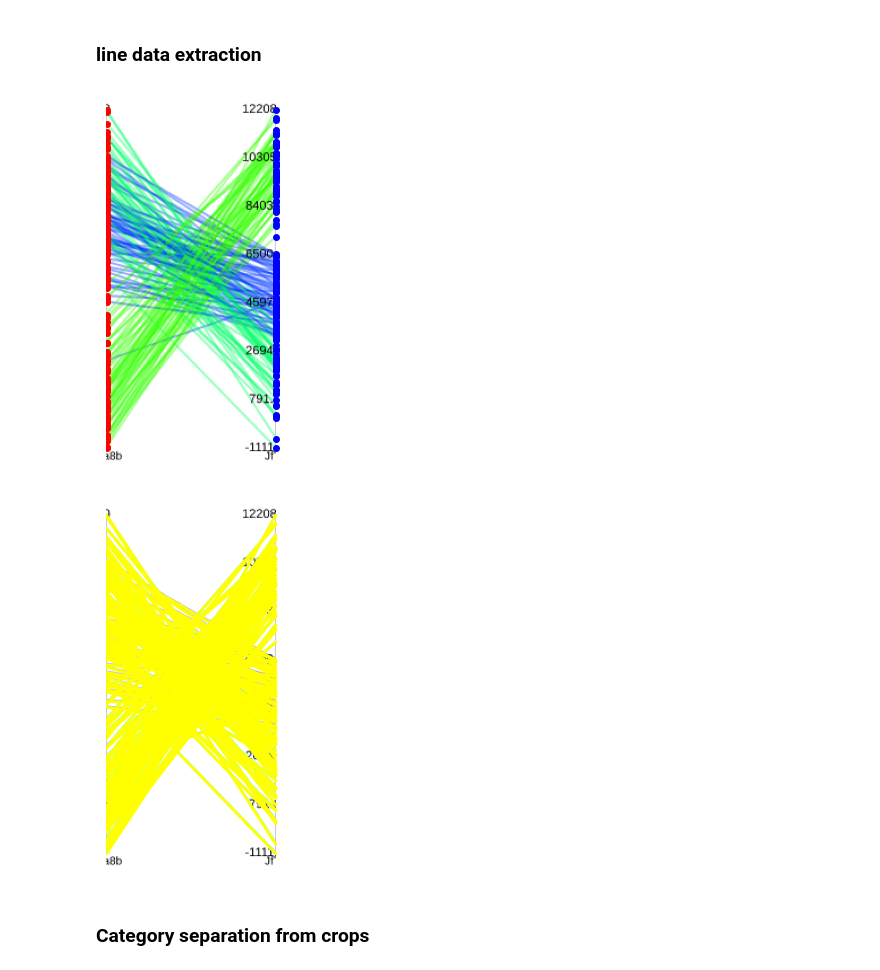
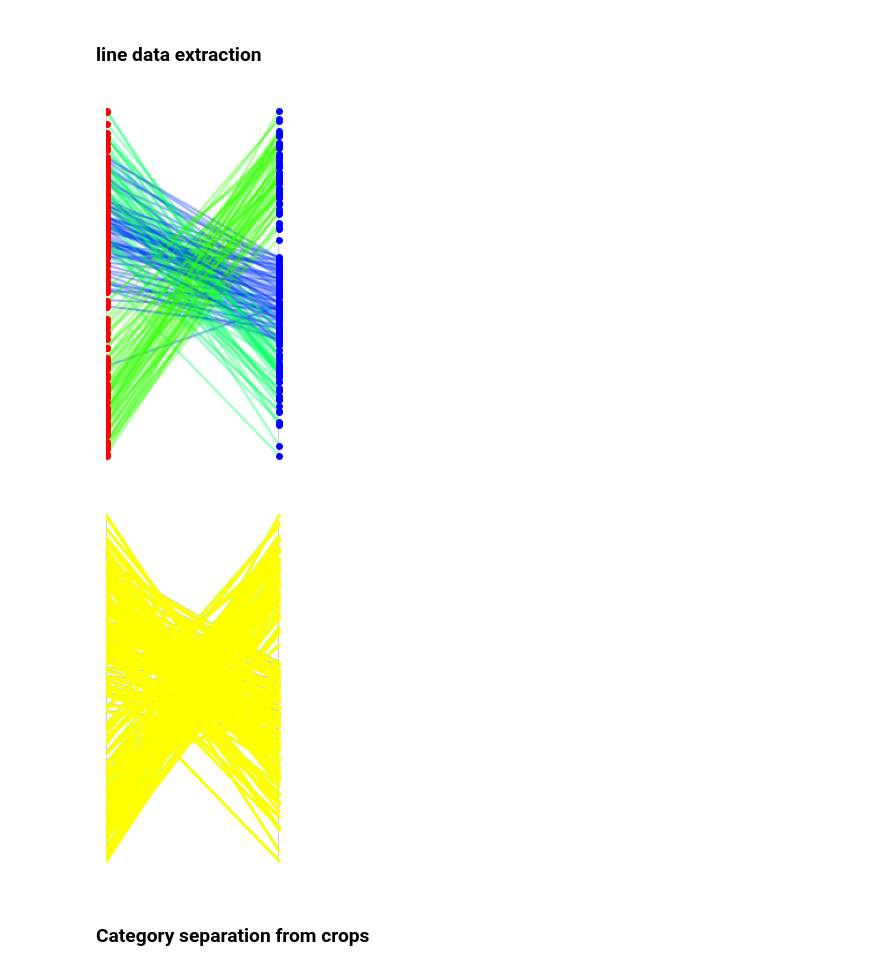
Before and after one commit to poonam2308/PaCoNet, a Jupyter notebook: notebooks/test_visualization.ipynb, the cells around one changed output. Cells and saved outputs as stored; diff of their text form; code cells hidden in the pictures.

```diff
--- a/notebooks/test_visualization.ipynb
+++ b/notebooks/test_visualization.ipynb
@@ -198,7 +198,7 @@ import matplotlib.pyplot as plt
 # Files
 json_file = 'out_comb/plots/image_3.json'
 filename = "image_3_crop_2.png"   # notice no category in the filename now
-image_over = 'out_comb/cropping_plots/image_3_crop_2.png'
+image_over = 'out_comb/cropping_plots_no_ticks/image_3_crop_2.png'
 
 # Load JSON
 with open(json_file, 'r') as file:
@@ -207,35 +207,35 @@ with open(json_file, 'r') as file:
 # Derive crop key
 crop_num = filename.split("_crop_")[-1].split(".")[0]   # "2"
 crop_key = f"crop_{crop_num}"
 
 # --- Extract all lines for that crop (no categories anymore) ---
 line_data = data["lines"][crop_key]
 
 # --- Plot points ---
 img = plt.imread(image_over)
 fig, ax = plt.subplots()
 ax.imshow(img)
 
 for x1, y1, x2, y2 in line_data:
     ax.plot(x1, y1, 'ro', markersize=4)  # start point
     ax.plot(x2, y2, 'bo', markersize=4)  # end point
 
 plt.axis('off')
 plt.show()
 
 # --- Plot connecting lines ---
 img = plt.imread(image_over)
 fig, ax = plt.subplots()
 ax.imshow(img)
 
 for x1, y1, x2, y2 in line_data:
     ax.plot([x1, x2], [y1, y2], color='yellow', linewidth=2)
 
 plt.axis('off')
 plt.show()
 # %% [output]
-[figure, old version]
+[figure, new version]
-[figure, old version]
+[figure, new version]
 # %% [markdown]
 ### Category separation from crops
 # %%
```
Also changed, not shown: 9 other files.
